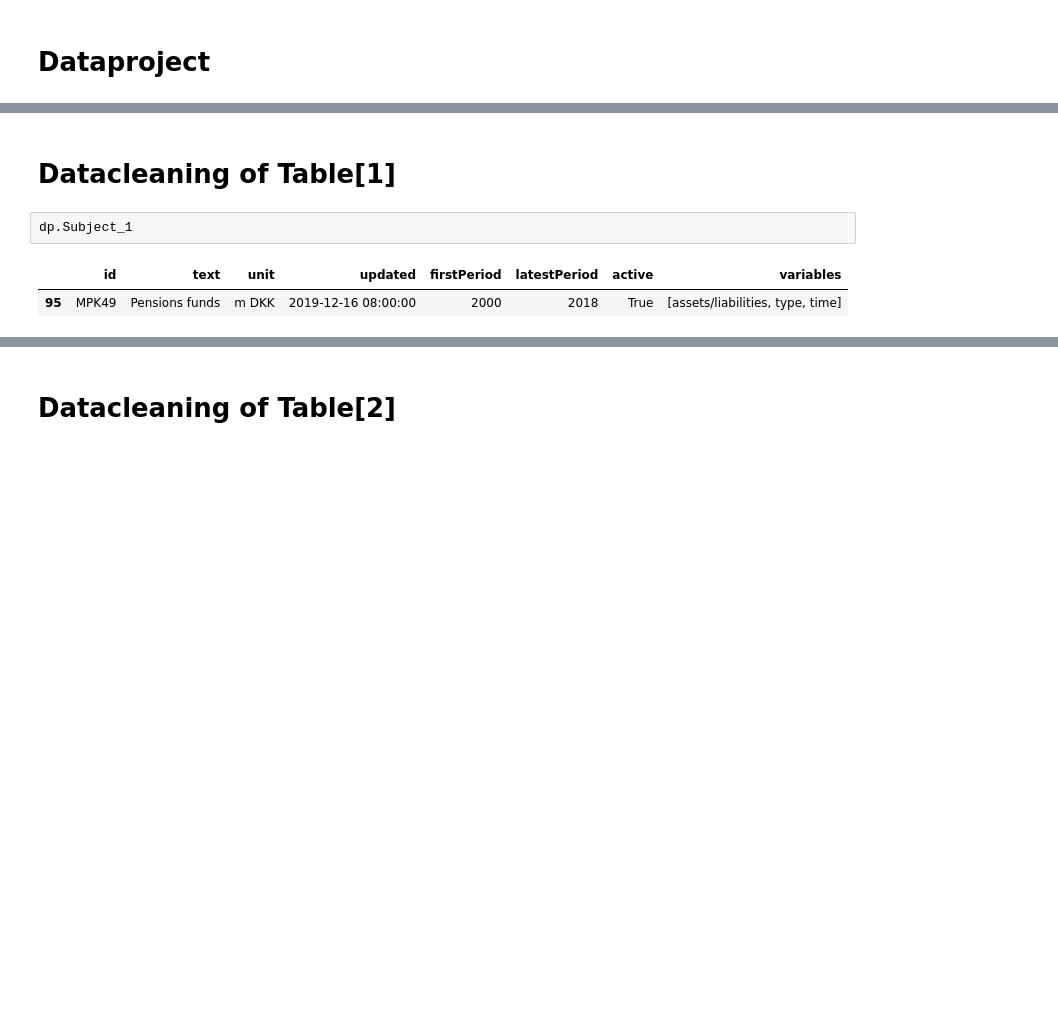
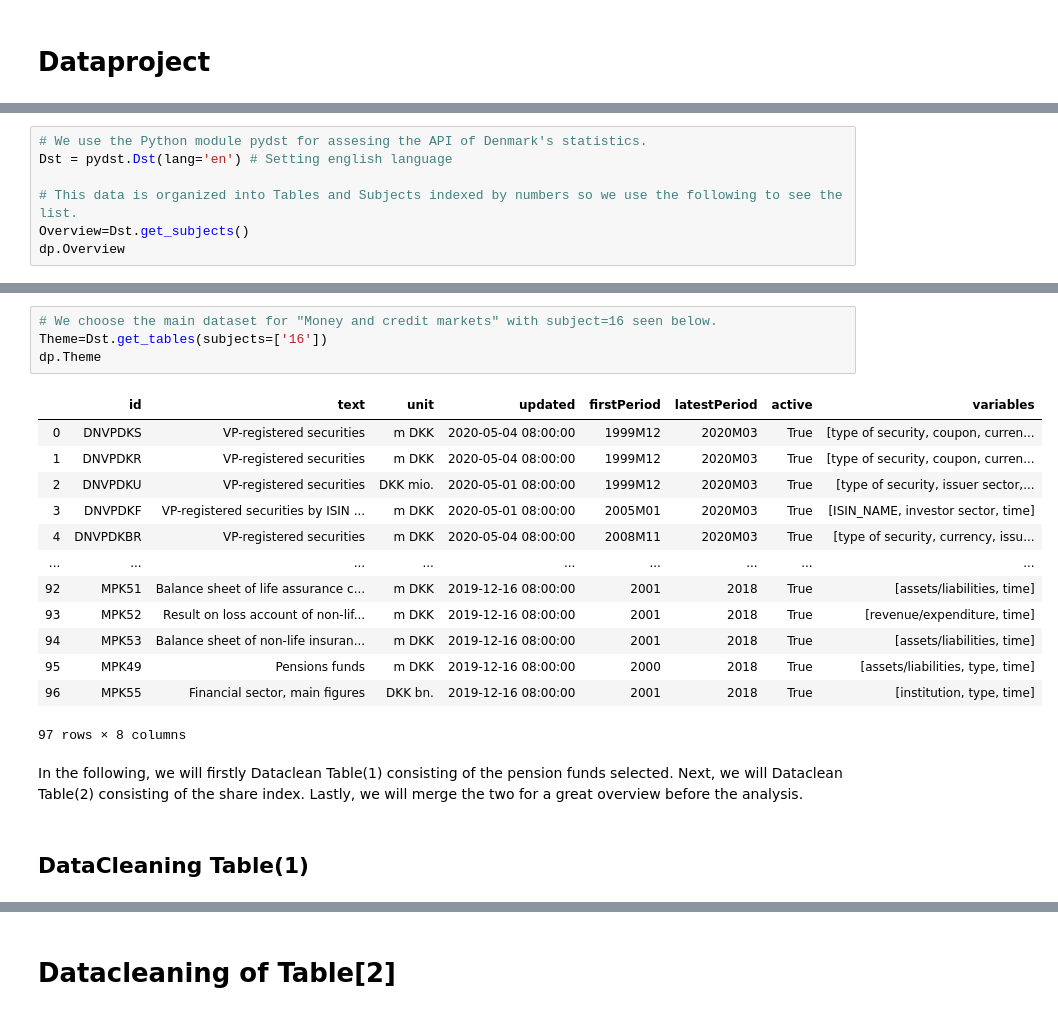
Before and after one commit to NumEconCopenhagen/projects-2020-group-60, a Jupyter notebook: dataproject/dataproject.ipynb, the cells around one changed output, grey strips where cells are left out. Saved outputs shown, nothing was run; the diff lists cells and outputs as text; blank space fills up the shorter version.

```diff
--- a/dataproject/dataproject.ipynb
+++ b/dataproject/dataproject.ipynb
@@ -44,0 +26,7 @@ dp.Theme
+# %%
+# We use the Python module pydst for assesing the API of Denmark's statistics.
+Dst = pydst.Dst(lang='en') # Setting english language
+
+# This data is organized into Tables and Subjects indexed by numbers so we use the following to see the list.
+Overview=Dst.get_subjects()
+dp.Overview
@@ -45,7 +48,22 @@ dp.Theme
+# %%
+# We choose the main dataset for "Money and credit markets" with subject=16 seen below.
+Theme=Dst.get_tables(subjects=['16'])
+dp.Theme
+# %% [output]
+|  | id | text | unit | updated | firstPeriod | latestPeriod | active | variables |
+| 0 | DNVPDKS | VP-registered securities | m DKK | 2020-05-04 08:00:00 | 1999M12 | 2020M03 | True | [type of security, coupon, curren... |
+| 1 | DNVPDKR | VP-registered securities | m DKK | 2020-05-04 08:00:00 | 1999M12 | 2020M03 | True | [type of security, coupon, curren... |
+| 2 | DNVPDKU | VP-registered securities | DKK mio. | 2020-05-01 08:00:00 | 1999M12 | 2020M03 | True | [type of security, issuer sector,... |
+| 3 | DNVPDKF | VP-registered securities by ISIN ... | m DKK | 2020-05-01 08:00:00 | 2005M01 | 2020M03 | True | [ISIN_NAME, investor sector, time] |
+| 4 | DNVPDKBR | VP-registered securities | m DKK | 2020-05-04 08:00:00 | 2008M11 | 2020M03 | True | [type of security, currency, issu... |
+| ... | ... | ... | ... | ... | ... | ... | ... | ... |
+| 92 | MPK51 | Balance sheet of life assurance c... | m DKK | 2019-12-16 08:00:00 | 2001 | 2018 | True | [assets/liabilities, time] |
+| 93 | MPK52 | Result on loss account of non-lif... | m DKK | 2019-12-16 08:00:00 | 2001 | 2018 | True | [revenue/expenditure, time] |
+| 94 | MPK53 | Balance sheet of non-life insuran... | m DKK | 2019-12-16 08:00:00 | 2001 | 2018 | True | [assets/liabilities, time] |
+| 95 | MPK49 | Pensions funds | m DKK | 2019-12-16 08:00:00 | 2000 | 2018 | True | [assets/liabilities, type, time] |
+| 96 | MPK55 | Financial sector, main figures | DKK bn. | 2019-12-16 08:00:00 | 2001 | 2018 | True | [institution, type, time] |
+97 rows × 8 columns
+# %% [markdown]
+In the following, we will firstly Dataclean Table(1) consisting of the pension funds selected. Next, we will Dataclean Table(2) consisting of the share index. Lastly, we will merge the two for a great overview before the analysis.
 # %% [markdown]
-# Datacleaning of Table\[1\]
+## DataCleaning Table(1)
-# %%
-dp.Subject_1
-# %% [output]
-|  | id | text | unit | updated | firstPeriod | latestPeriod | active | variables |
-| 95 | MPK49 | Pensions funds | m DKK | 2019-12-16 08:00:00 | 2000 | 2018 | True | [assets/liabilities, type, time] |
```
Also changed, not shown: parts of 54 cells of this notebook.
